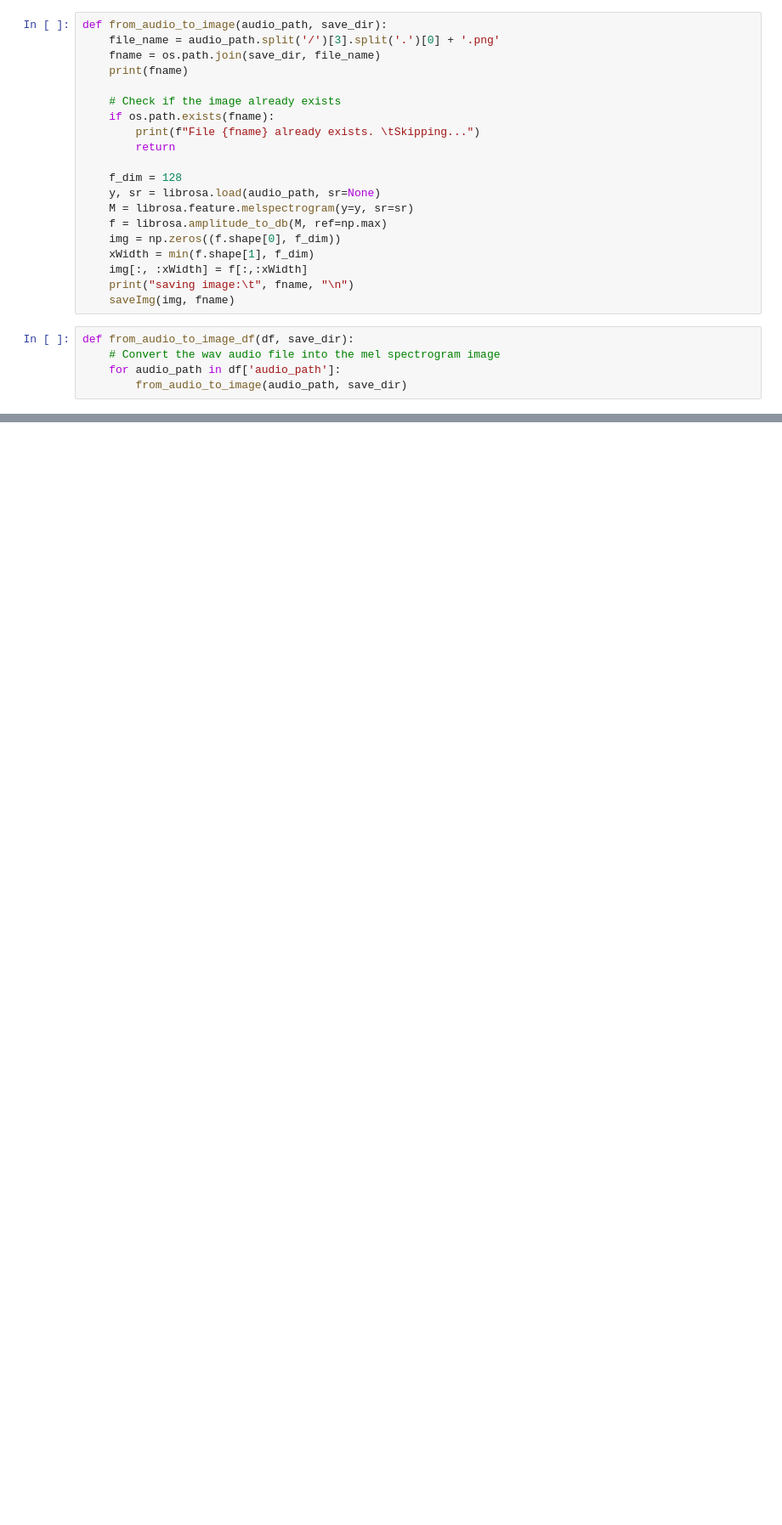
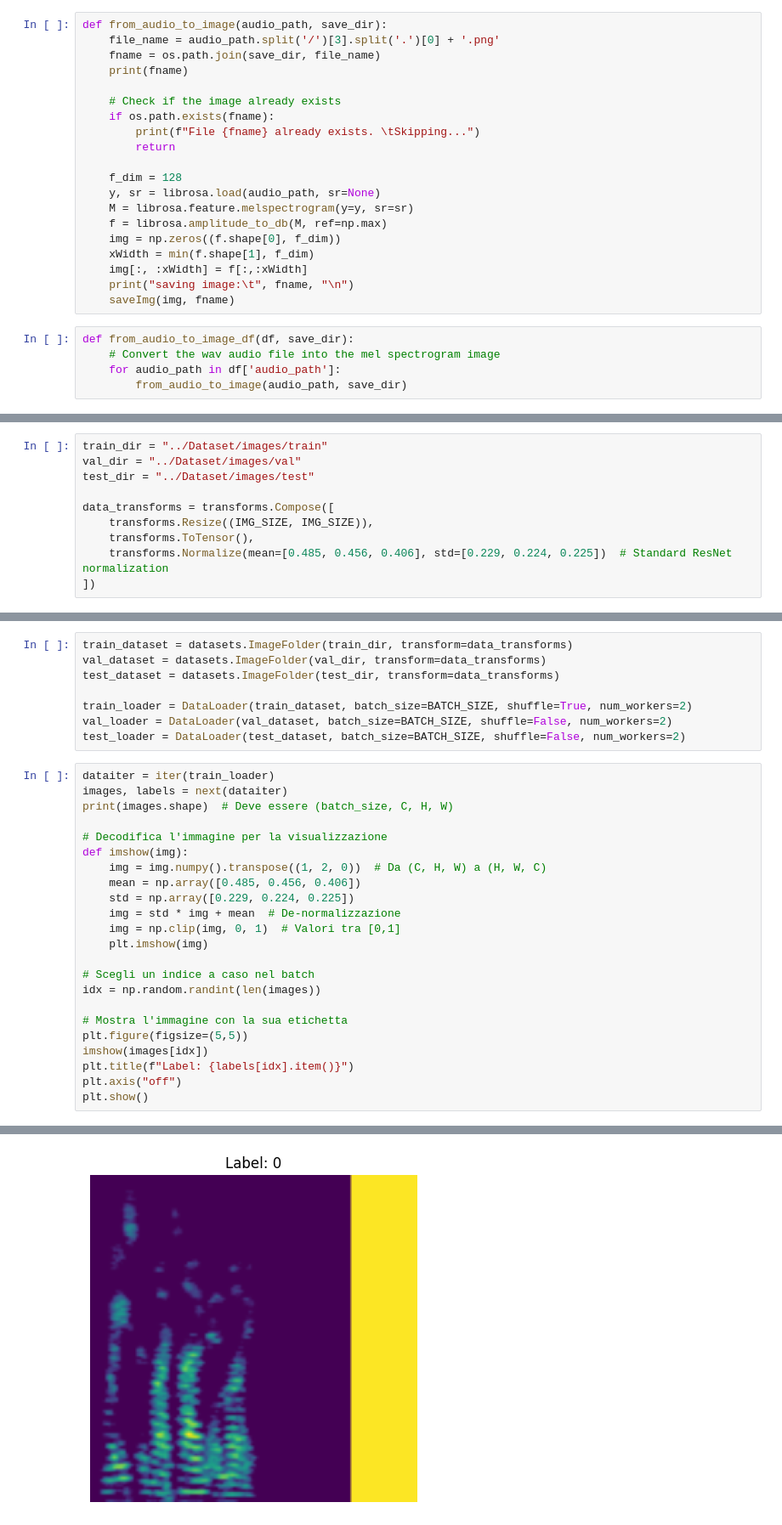
Before and after one commit to TurrAlix/Sound-Sentiment-Analysis, a Jupyter notebook: src/image_SA.ipynb, the cells around one changed output, grey strips where cells are left out. Shown at 85% size. Cells and saved outputs as stored; diff of their text form; blank space fills up the shorter version.

Commit message:
[Image SA] Implemented the SA with ResNet50

```diff
--- a/src/image_SA.ipynb
+++ b/src/image_SA.ipynb
@@ -256,0 +152,10 @@ File ../Dataset/images/train
+# %%
+train_dir = "../Dataset/images/train"
+val_dir = "../Dataset/images/val"
+test_dir = "../Dataset/images/test"
+
+data_transforms = transforms.Compose([
+    transforms.Resize((IMG_SIZE, IMG_SIZE)),
+    transforms.ToTensor(),
+    transforms.Normalize(mean=[0.485, 0.456, 0.406], std=[0.229, 0.224, 0.225])  # Standard ResNet normalization
+])
@@ -256,0 +164,32 @@ File ../Dataset/images/train
+# %%
+train_dataset = datasets.ImageFolder(train_dir, transform=data_transforms)
+val_dataset = datasets.ImageFolder(val_dir, transform=data_transforms)
+test_dataset = datasets.ImageFolder(test_dir, transform=data_transforms)
+
+train_loader = DataLoader(train_dataset, batch_size=BATCH_SIZE, shuffle=True, num_workers=2)
+val_loader = DataLoader(val_dataset, batch_size=BATCH_SIZE, shuffle=False, num_workers=2)
+test_loader = DataLoader(test_dataset, batch_size=BATCH_SIZE, shuffle=False, num_workers=2)
+# %%
+dataiter = iter(train_loader)
+images, labels = next(dataiter)
+print(images.shape)  # Deve essere (batch_size, C, H, W)
+
+# Decodifica l'immagine per la visualizzazione
+def imshow(img):
+    img = img.numpy().transpose((1, 2, 0))  # Da (C, H, W) a (H, W, C)
+    mean = np.array([0.485, 0.456, 0.406])
+    std = np.array([0.229, 0.224, 0.225])
+    img = std * img + mean  # De-normalizzazione
+    img = np.clip(img, 0, 1)  # Valori tra [0,1]
+    plt.imshow(img)
+
+# Scegli un indice a caso nel batch
+idx = np.random.randint(len(images))
+
+# Mostra l'immagine con la sua etichetta
+plt.figure(figsize=(5,5))
+imshow(images[idx])
+plt.title(f"Label: {labels[idx].item()}")
+plt.axis("off")
+plt.show()
+# %% [output]
@@ -256,0 +197 @@ File ../Dataset/images/train
+[figure, added]
```
Also changed, not shown: parts of 27 cells of this notebook, 4 other files.
